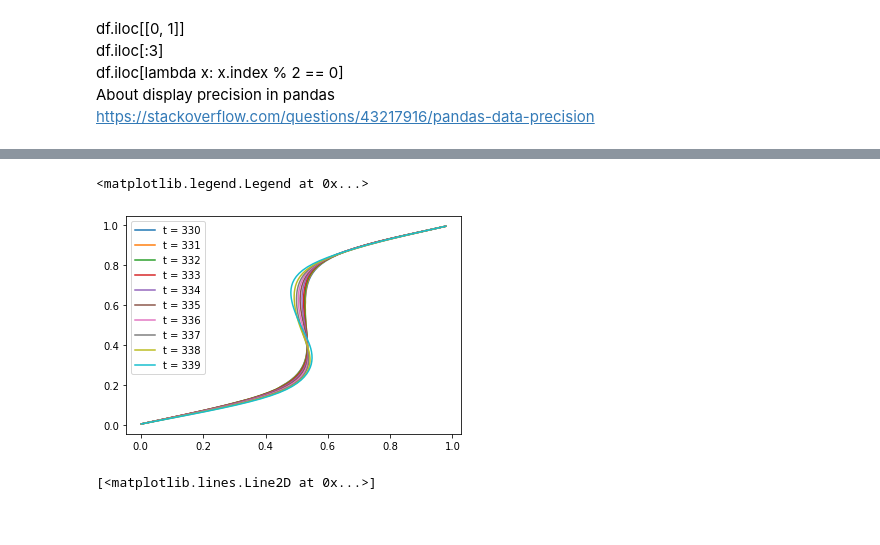
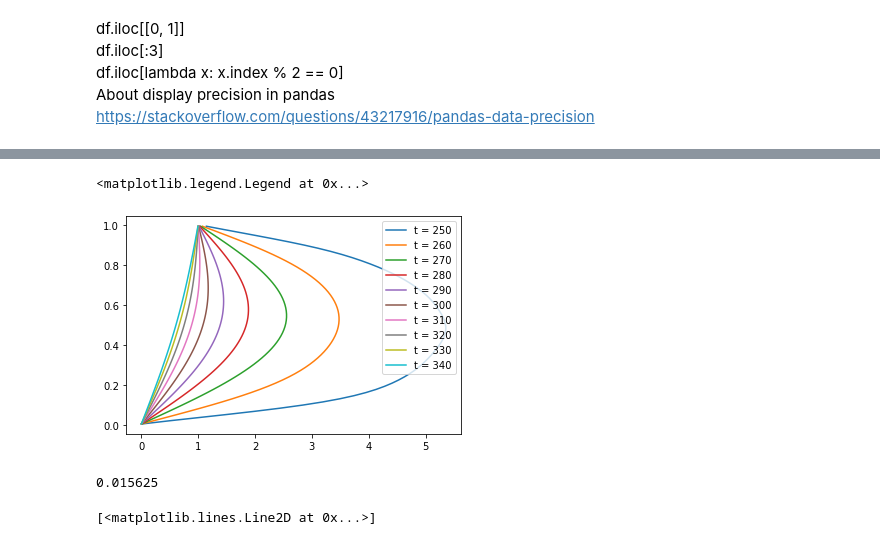
Before and after one commit to DeikeLab/jiarongw-postprocessing, a Jupyter notebook: turbulence/turbulence.ipynb, the cells around one changed output, grey strips where cells are left out. Drawn from its saved outputs; the diff is of its cells as text; code cells hidden in the pictures.

```diff
--- a/turbulence/turbulence.ipynb
+++ b/turbulence/turbulence.ipynb
@@ -17,10 +16,3 @@ df.iloc[:3]
 df.iloc[lambda x: x.index % 2 == 0]
 About display precision in pandas
 https://stackoverflow.com/questions/43217916/pandas-data-precision
-# %%
-pd.set_option("display.precision", 8)
-os.chdir('/home/jiarong/research/turbulence/preliminary_cluster/stopforcing_restore')
-filename = './field_direct%g' % 321
-field = readin(filename, table_headers =['x', 'y', 'z', 'u.x', 'u.y', 'u.z', 'omega'])
-sample = field.drop_duplicates('y')
-y_set = sample.loc[sample.y > 0].y
@@ -38,0 +19,18 @@ Text(0, 0.5, 'points in that plane')
+# %%
+pd.set_option("display.precision", 8)
+os.chdir('/home/jiarong/research/projects/turbulence/preliminary_cluster/RE_compare/RE4000start10end250')
+(field, tset, ptnum) = pickle.load( open( "ensemble", "rb" ) )
+# %%
+Stat1 = TurStat(field, tset)
+Stat1.ensemble_aver()
+Stat1.field_en_aver = Stat1.field_en_aver.sort_values(by = ['y'])
+from Slicing import Slicing
+slicer_en_aver = Slicing(Stat1.field_en_aver, dimension = 3)
+
+# Still needs testing
+slicer_en_aver.get_grid_set('y')
+ux_aver = np.zeros(len(slicer_en_aver.grid_set))
+for j, y in enumerate(slicer_en_aver.grid_set):
+    ux_aver[j], fluc, number = slicer_en_aver.statistics('y', y, header = 'u.x')
+#     ux_aver[j], __, __ = filename.rpartition('.')
+plt.plot(ux_aver, slicer_en_aver.grid_set)
@@ -38,0 +46,12 @@ Text(0, 0.5, 'points in that plane')
+# %%
+# Test plotting fluctuation
+# Where is the colorbar? fieldmax and min?
+grid = (4, 4)
+fig1, ax1 = plt.subplots(ncols=grid[1], nrows=grid[0], figsize = [25,20])
+ax = ax1.flatten()
+field = field.sort_values(by = ['y'])
+slicer = Slicing(field, dimension = 3)
+for i, y in enumerate(y_set):
+    if (i<16) :
+        slicer.plot_fluctuation(ax[i], 'y', y, header = 'u.x', dotsize = 1)
+        ax[i].set_title('y = %g' %y)
@@ -39,23 +65,28 @@ Text(0, 0.5, 'points in that plane')
 # %%
-ts = np.arange(330,340)
+os.chdir('/home/jiarong/research/projects/turbulence/preliminary_cluster/RE_compare/RE4000start10end250')
+ts = np.arange(250, 350, 10)
 def get_yset(data):
     sample = data.drop_duplicates('y')
     y_set = sample.loc[sample.y > 0].y
     return y_set
 for i,t in enumerate(ts):
     filename = './field_direct%g' % t
     field = readin(filename)
     field = field.sort_values(by = ['y'])
-    slicer = SlicingInterp(field, dimension = 3)
+    slicer = Slicing(field, dimension = 3)
     y_pos = get_yset(field)
     ux_aver = np.zeros(len(y_pos))
     for j, y in enumerate(y_pos):
-        ux_aver[j], number = slicer.average('y', y, 1e-2, 'u.x')
+        ux_aver[j], fluc, number = slicer.statistics('y', y, header = 'u.x')
     plt.plot(ux_aver, y_pos, label = "t = %g" %t)
 plt.legend()
 # %% [output]
 <matplotlib.legend.Legend at 0x...>
-[figure, old version]
+[figure, new version]
+# %%
+1/2**6
+# %% [output]
+0.015625
 # %%
 # A integral quantity u'
 def get_yset(data):
```
Also changed, not shown: parts of 6 cells of this notebook, 33 other files.
